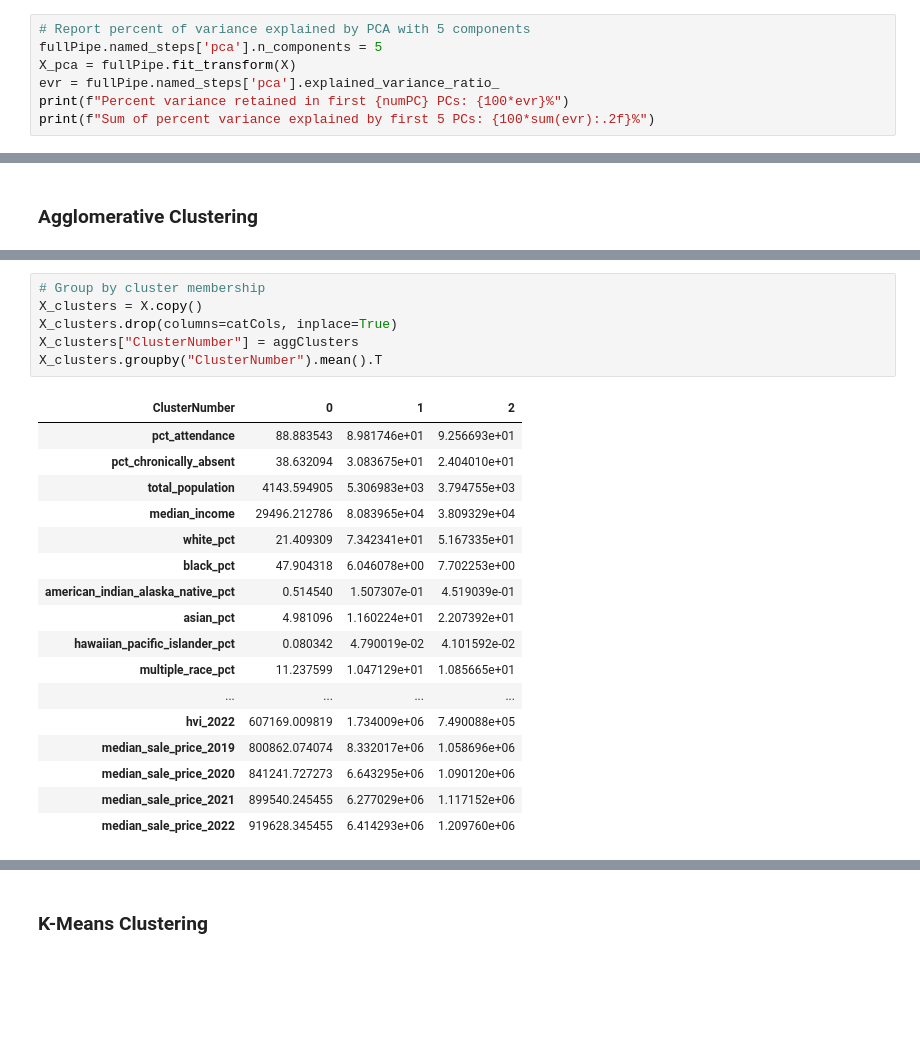
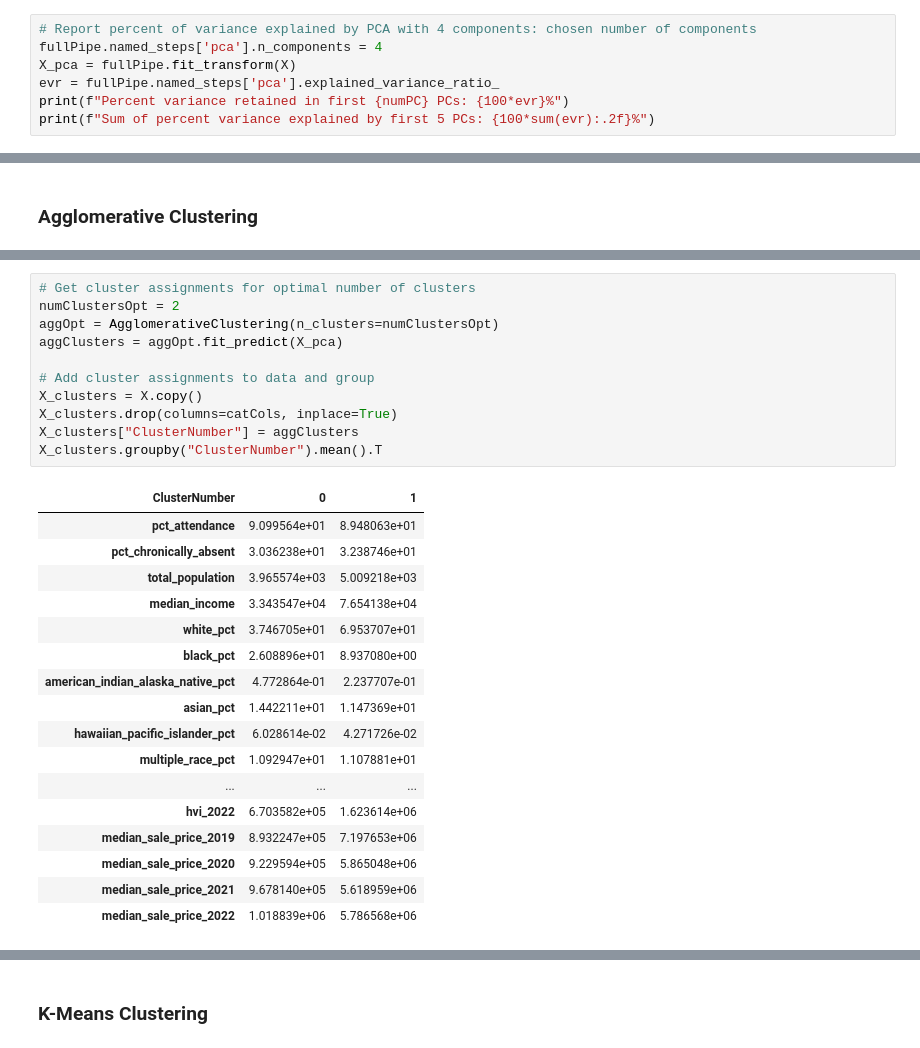
Before and after one commit to NakaFrozn/si618_final_project, a Jupyter notebook: Final_Project_Step3.ipynb, the cells around one changed output, grey strips where cells are left out. Drawn from its saved outputs; the diff is of its cells as text; blank space fills up the shorter version.

```diff
--- a/Final_Project_Step3.ipynb
+++ b/Final_Project_Step3.ipynb
@@ -222,8 +178,8 @@ plt.show()
 # %% [output]
 [figure]
 # %%
-# Report percent of variance explained by PCA with 5 components
-fullPipe.named_steps['pca'].n_components = 5
+# Report percent of variance explained by PCA with 4 components: chosen number of components
+fullPipe.named_steps['pca'].n_components = 4
 X_pca = fullPipe.fit_transform(X)
 evr = fullPipe.named_steps['pca'].explained_variance_ratio_
 print(f"Percent variance retained in first {numPC} PCs: {100*evr}%")
@@ -262,24 +241,29 @@ plt.show()
 # %%
-# Group by cluster membership
+# Get cluster assignments for optimal number of clusters
+numClustersOpt = 2
+aggOpt = AgglomerativeClustering(n_clusters=numClustersOpt)
+aggClusters = aggOpt.fit_predict(X_pca)
+
+# Add cluster assignments to data and group
 X_clusters = X.copy()
 X_clusters.drop(columns=catCols, inplace=True)
 X_clusters["ClusterNumber"] = aggClusters
 X_clusters.groupby("ClusterNumber").mean().T
 # %% [output]
-| ClusterNumber | 0 | 1 | 2 |
-| pct_attendance | 88.883543 | 8.981746e+01 | 9.256693e+01 |
-| pct_chronically_absent | 38.632094 | 3.083675e+01 | 2.404010e+01 |
-| total_population | 4143.594905 | 5.306983e+03 | 3.794755e+03 |
-| median_income | 29496.212786 | 8.083965e+04 | 3.809329e+04 |
-| white_pct | 21.409309 | 7.342341e+01 | 5.167335e+01 |
-| black_pct | 47.904318 | 6.046078e+00 | 7.702253e+00 |
-| american_indian_alaska_native_pct | 0.514540 | 1.507307e-01 | 4.519039e-01 |
-| asian_pct | 4.981096 | 1.160224e+01 | 2.207392e+01 |
-| hawaiian_pacific_islander_pct | 0.080342 | 4.790019e-02 | 4.101592e-02 |
-| multiple_race_pct | 11.237599 | 1.047129e+01 | 1.085665e+01 |
-| ... | ... | ... | ... |
-| hvi_2022 | 607169.009819 | 1.734009e+06 | 7.490088e+05 |
-| median_sale_price_2019 | 800862.074074 | 8.332017e+06 | 1.058696e+06 |
-| median_sale_price_2020 | 841241.727273 | 6.643295e+06 | 1.090120e+06 |
-| median_sale_price_2021 | 899540.245455 | 6.277029e+06 | 1.117152e+06 |
-| median_sale_price_2022 | 919628.345455 | 6.414293e+06 | 1.209760e+06 |
+| ClusterNumber | 0 | 1 |
+| pct_attendance | 9.099564e+01 | 8.948063e+01 |
+| pct_chronically_absent | 3.036238e+01 | 3.238746e+01 |
+| total_population | 3.965574e+03 | 5.009218e+03 |
+| median_income | 3.343547e+04 | 7.654138e+04 |
+| white_pct | 3.746705e+01 | 6.953707e+01 |
+| black_pct | 2.608896e+01 | 8.937080e+00 |
+| american_indian_alaska_native_pct | 4.772864e-01 | 2.237707e-01 |
+| asian_pct | 1.442211e+01 | 1.147369e+01 |
+| hawaiian_pacific_islander_pct | 6.028614e-02 | 4.271726e-02 |
+| multiple_race_pct | 1.092947e+01 | 1.107881e+01 |
+| ... | ... | ... |
+| hvi_2022 | 6.703582e+05 | 1.623614e+06 |
+| median_sale_price_2019 | 8.932247e+05 | 7.197653e+06 |
+| median_sale_price_2020 | 9.229594e+05 | 5.865048e+06 |
+| median_sale_price_2021 | 9.678140e+05 | 5.618959e+06 |
+| median_sale_price_2022 | 1.018839e+06 | 5.786568e+06 |
```
Also changed, not shown: parts of 22 cells of this notebook.
